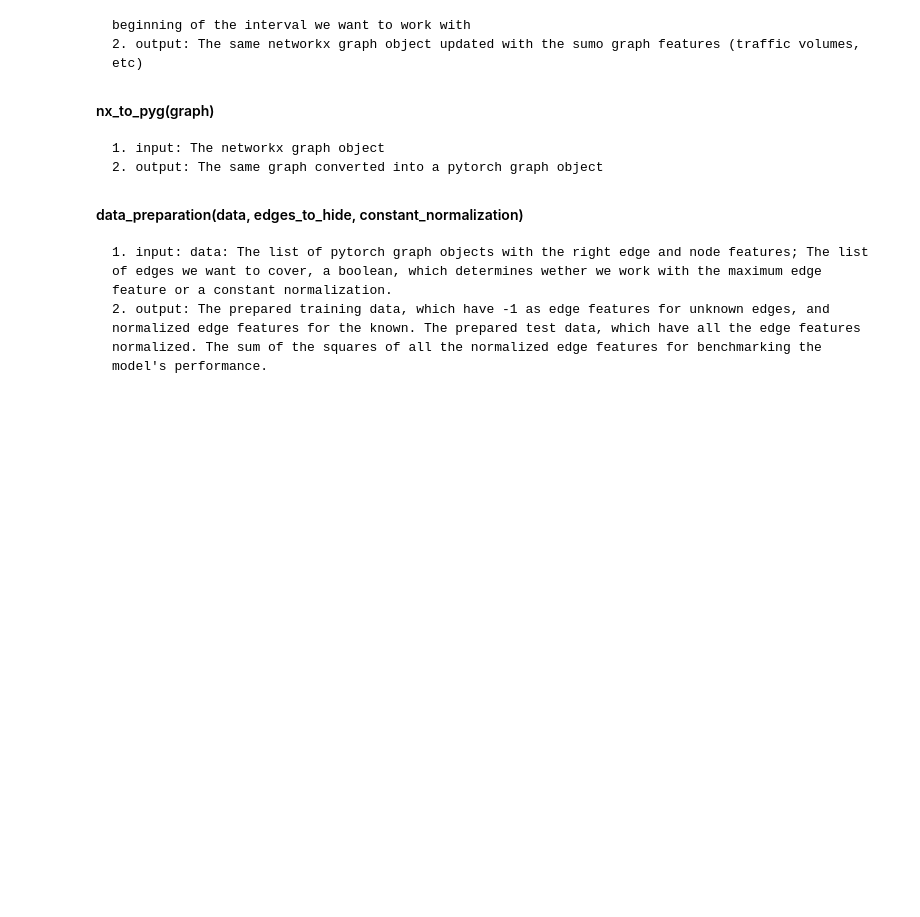
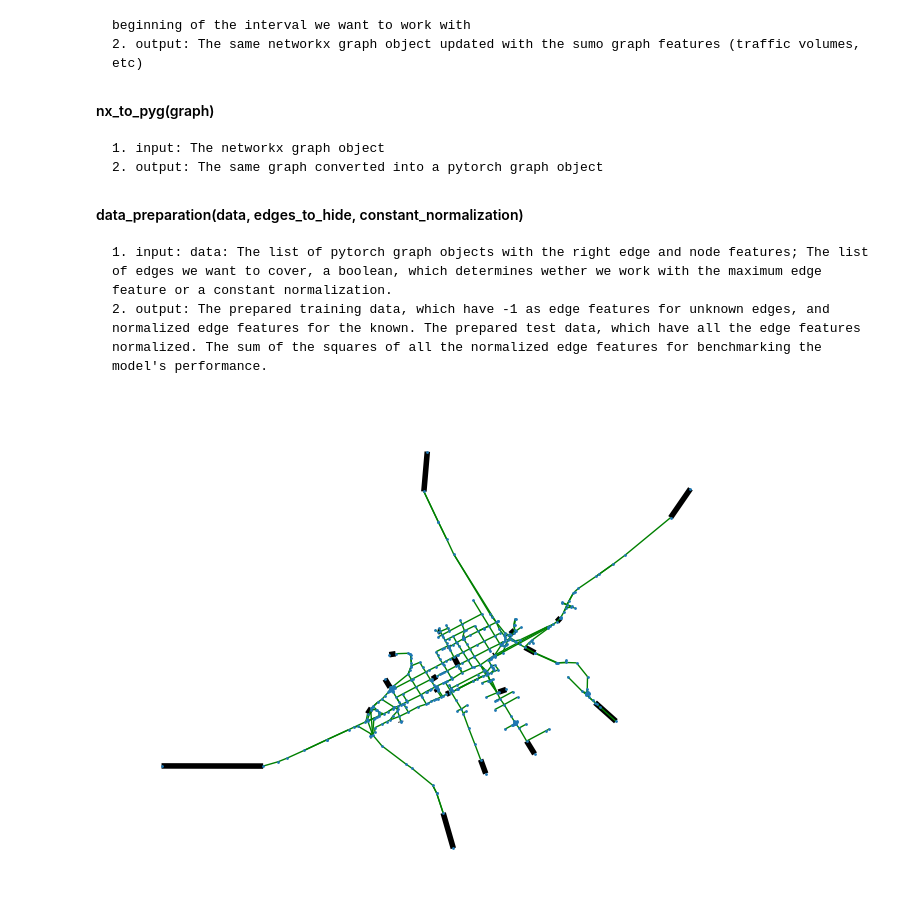
Before and after one commit to Nemesaaa/Projectlab, a Jupyter notebook: Codes/Data_handling.ipynb, the cells around one changed output. Drawn from its saved outputs; the diff is of its cells as text; code cells hidden in the pictures; blank space fills up the shorter version.

```diff
--- a/Codes/Data_handling.ipynb
+++ b/Codes/Data_handling.ipynb
@@ -105,11 +105,11 @@ def get_k_neighbour_edges_of_edge(graph, edge, k):
     reachable_nodes.add(v)
 
     # Find all edges where both nodes are in the reachable_nodes set
-    reachable_edges = set()
+    reachable_edges = []
     for node in reachable_nodes:
         for neighbor in graph.neighbors(node):
             if neighbor in reachable_nodes:
-                reachable_edges.add(tuple(sorted((node, neighbor))))
+                reachable_edges.append((node, neighbor)) #.add(tuple(sorted((node, neighbor))))
     return reachable_edges
 # %%
 def create_districts(graph, edges_to_select, k: int, j: int, lower_bound: float):
@@ -219,4 +220,25 @@ def get_shortest_paths_edges(graph):
             update_all_edges(all_edges, road)
 
     return len(all_edges)
-    #print(nodes_from, nodes_to)
+
+def get_weight_from_pytorch(nx_graph, data):
+    node_id_to_index = {node_id: i for i, node_id in enumerate(nx_graph.nodes)}
+    index_to_node_id = {i: node_id for node_id, i in node_id_to_index.items()}
+    for j in range(len(data)):
+        for i in range(len(node_id_to_index)):
+            nx_graph[index_to_node_id[data[j].edge_index[:,i].tolist()[0]]][index_to_node_id[data[j].edge_index[:,i].tolist()[1]]]['traffic_volume'] += float(data[j].edge_attr[i])/len(data)
+
+#def get_district_weights(nx_graph):
+# %%
+data = torch.load('../Data/data.pth')
+G1 = read_sumo_net2('../Data/s_gyor.net.xml') # type: ignore
+get_weight_from_pytorch(G1, data)
+edges_to_select = get_start_end_points(G1)
+G1.remove_edge('370502474', 'cluster_1184280674_4523347826_4523347827')
+G1.remove_node('370502474')
+G1.remove_node('cluster_1184280674_4523347826_4523347827')
+create_districts(G1, edges_to_select, 3, 7, 0.3)
+get_shortest_paths_edges(G1)
+plot_graph_data_debug(G1)
+# %% [output]
+[figure, added]
```
Also changed, not shown: parts of 10 cells of this notebook.
